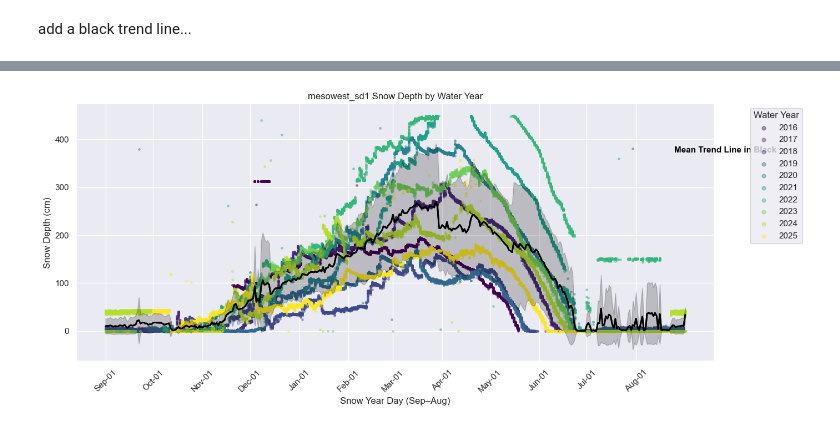
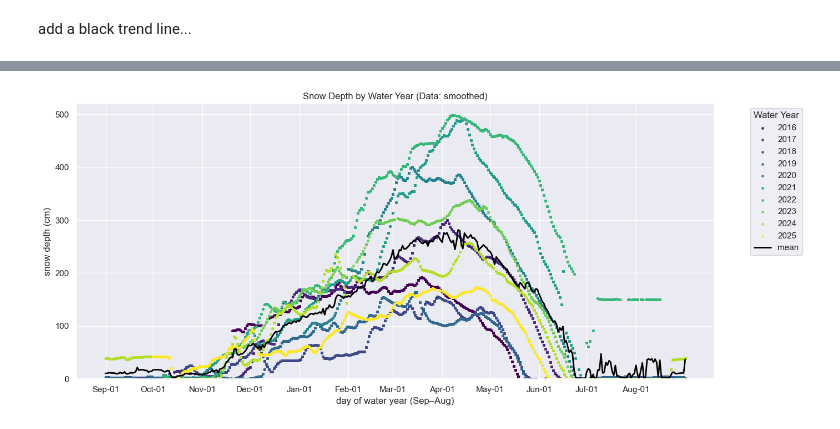
Before and after one commit to cassielumbrazo/juneau_data_analysis, a Jupyter notebook: 2_clean_all_powderpatch_synoptic .ipynb, the cells around one changed output, grey strips where cells are left out. Cells and saved outputs as stored; diff of their text form; code cells hidden in the pictures.

```diff
--- a/2_clean_all_powderpatch_synoptic .ipynb
+++ b/2_clean_all_powderpatch_synoptic .ipynb
@@ -729,0 +194,3 @@ df['water_year'] = df.index.map(lambda d: d.year + 1 if d.month >= 10 else d.yea
+# %%
+df['datetime'] = df.index  # Create a datetime column for further processing
+df
@@ -729,0 +212,3 @@ df['water_year'] = df.index.map(lambda d: d.year + 1 if d.month >= 10 else d.yea
+# %%
+df['doy'] = df['datetime'].dt.dayofyear
+df.head()
@@ -729,0 +251,8 @@ df['water_year'] = df.index.map(lambda d: d.year + 1 if d.month >= 10 else d.yea
+# %%
+# Compute water_doy (Day of Water Year starting Oct 1)
+def compute_water_doy(dt):
+    wy_start = pd.Timestamp(year=dt.year if dt.month >= 10 else dt.year - 1, month=10, day=1)
+    return (dt - wy_start).days + 1
+
+df['water_doy'] = df['datetime'].apply(compute_water_doy)
+df.head()
@@ -729,0 +377,6 @@ df['water_year'] = df.index.map(lambda d: d.year + 1 if d.month >= 10 else d.yea
+# %%
+# for the hs_smoothed, drop any snow depth values that are less than 0
+df['hs_smooth'] = df['hs_smooth'].where(df['hs_smooth'] >= 0, np.nan)
+df['hs_smooth_001'] = df['hs_smooth_001'].where(df['hs_smooth_001'] >= 0, np.nan)
+df['hs_smooth_002'] = df['hs_smooth_002'].where(df['hs_smooth_002'] >= 0, np.nan)
+df['hs_smooth_005'] = df['hs_smooth_005'].where(df['hs_smooth_005'] >= 0, np.nan)
@@ -913,6 +654,8 @@ Add a label to the line, and a confidence interval
 # %%
-# Choose depth column
-depth_col = 'mesowest_sd1'
+# depth_col = 'hs_smooth'
+# depth_col = 'hs_smooth_001'
+depth_col = 'hs_smooth_002'
+# depth_col = 'hs_smooth_005'
 
 # Drop NaNs
 df_plot = df[[depth_col, 'snow_year_day', 'water_year']].dropna()
@@ -933,7 +676,7 @@ for year in water_years:
         year_data[depth_col],
         label=str(year),
         color=color,
-        alpha=0.4,
+        alpha=0.8,
         s=6
     )
 
@@ -942,75 +685,44 @@ tick_locs = []
 tick_labels = []
 for month in range(9, 13):  # Sep–Dec
     tick_locs.append((pd.Timestamp(f'2020-{month:02d}-01') - pd.Timestamp('2020-09-01')).days)
     tick_labels.append(pd.Timestamp(f'2020-{month:02d}-01').strftime('%b-%d'))
 for month in range(1, 9):   # Jan–Aug
     tick_locs.append((pd.Timestamp(f'2021-{month:02d}-01') - pd.Timestamp('2020-09-01')).days)
     tick_labels.append(pd.Timestamp(f'2021-{month:02d}-01').strftime('%b-%d'))
 
-plt.xticks(tick_locs, tick_labels, rotation=45)
-plt.xlabel('Snow Year Day (Sep–Aug)')
-plt.ylabel('Snow Depth (cm)')
-plt.title(f'{depth_col} Snow Depth by Water Year')
+plt.xticks(tick_locs, tick_labels)
+
+plt.xlabel('day of water year (Sep–Aug)')
+plt.ylabel('snow depth (cm)')
+# plt.title(f'{depth_col} Snow Depth by Water Year')
+plt.title('Snow Depth by Water Year (Data: smoothed)')
 plt.grid(True)
-plt.legend(title='Water Year', bbox_to_anchor=(1.05, 1), loc='upper left', markerscale=2)
-plt.tight_layout()
 
 # --- Calculate average snow depth by snow_year_day ---
 mean_by_day = (
     df_plot
     .groupby('snow_year_day')[depth_col]
     .mean()
     .sort_index()
 )
 
 # Plot average trend line in black
 plt.plot(
     mean_by_day.index,
     mean_by_day.values,
     color='black',
     linewidth=2,
-    label='Mean Across Years'
+    label='mean'
 )
 
-# --- Calculate mean and std by snow_year_day ---
-grouped = df_plot.groupby('snow_year_day')[depth_col]
-mean_by_day = grouped.mean()
-std_by_day = grouped.std()
+# Legend
+# increase the size of the colorbar showing in the legend
+plt.legend(title='Water Year', bbox_to_anchor=(1.05, 1), loc='upper left')
 
-# Plot shaded confidence interval (mean ± 1 std)
-plt.fill_between(
-    mean_by_day.index,
-    mean_by_day - std_by_day,
-    mean_by_day + std_by_day,
-    color='black',
-    alpha=0.2,
-    label='±1 Std Dev'
-)
+#set the y-axis limits
+plt.ylim(0, 520)
 
-# Plot average trend line
-plt.plot(
-    mean_by_day.index,
-    mean_by_day.values,
-    color='black',
-    linewidth=2,
-    label='Mean Across Years'
-)
-
-# Label the line near the seasonal peak (customize as needed)
-peak_day = mean_by_day.idxmax()
-peak_value = mean_by_day.max()
-
-plt.text(
-    x=peak_day + 150,  # shift right or left
-    y=peak_value + 100, # shift up or down
-    s='Mean Trend Line in Black',
-    fontsize=11,
-    color='black',
-    fontweight='bold',
-    va='bottom',
-    ha='left'
-)
-
+plt.tight_layout()
 plt.show()
 # %% [output]
-[figure, old version]
+[figure, new version]
```
Also changed, not shown: parts of 91 cells of this notebook, 1 other file.
